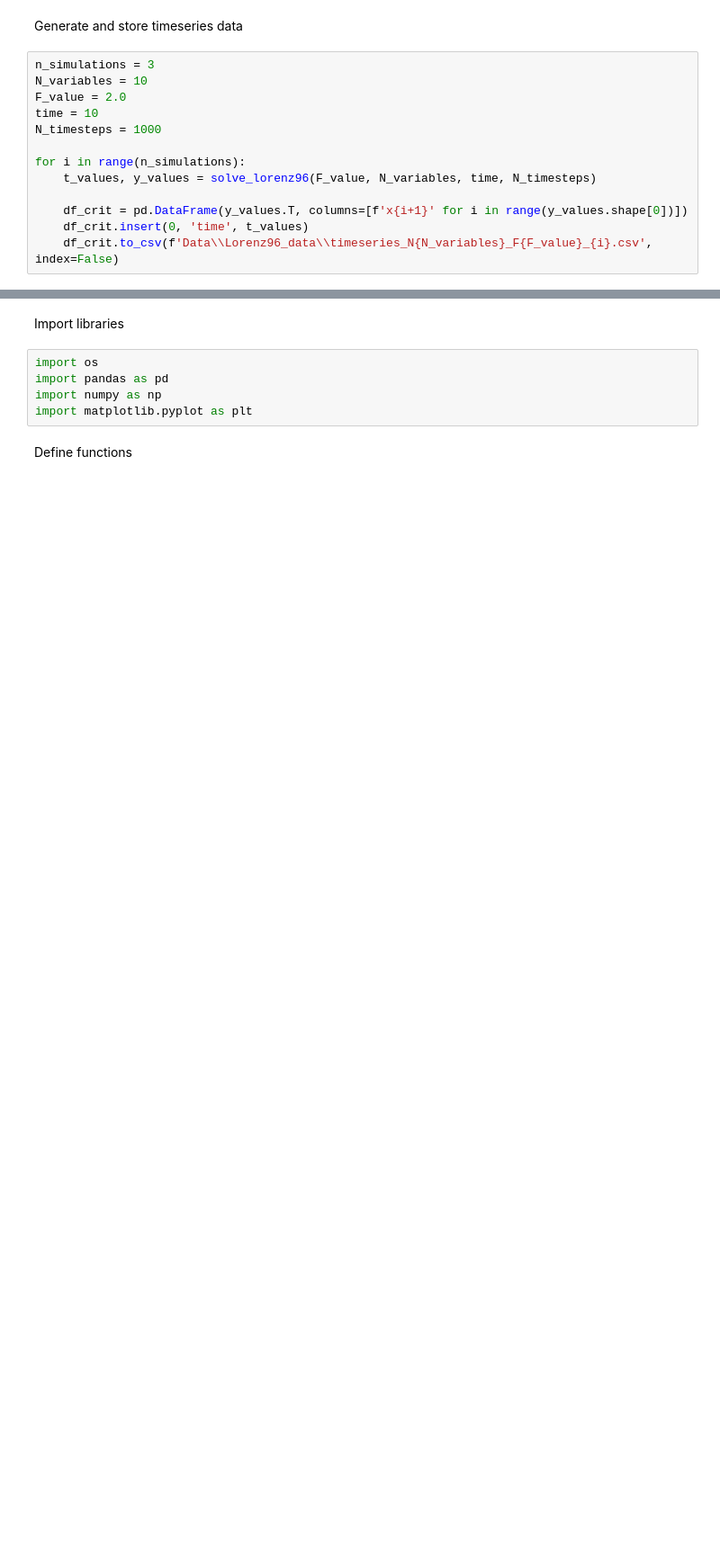
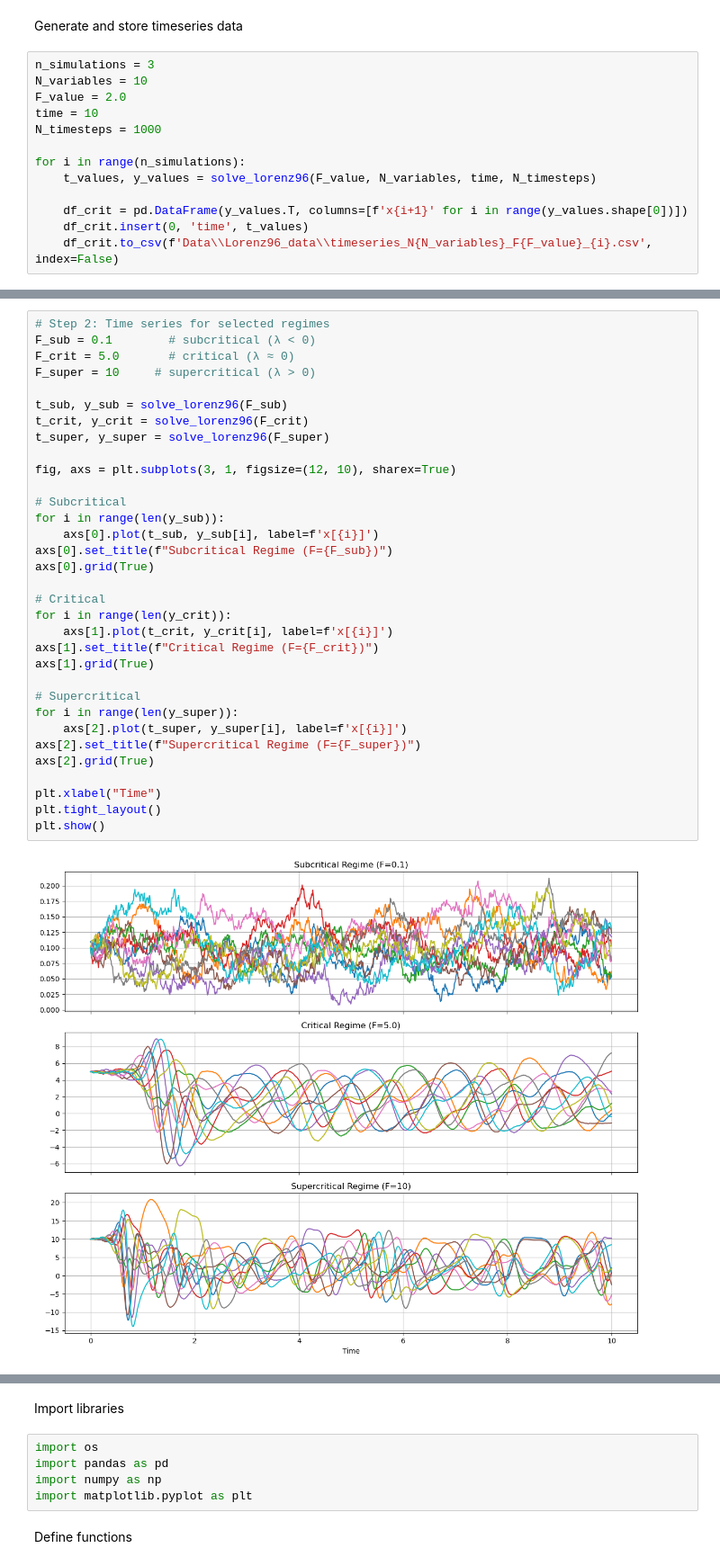
Before and after one commit to cyrilrommens/PhD_2, a Jupyter notebook: Data_preparation.ipynb, the cells around one changed output, grey strips where cells are left out. Shown at 90% size. Saved outputs shown, nothing was run; the diff lists cells and outputs as text; blank space fills up the shorter version.

```diff
--- a/Data_preparation.ipynb
+++ b/Data_preparation.ipynb
@@ -612,0 +675,35 @@ for i in range(n_simulations):
+# %%
+# Step 2: Time series for selected regimes
+F_sub = 0.1        # subcritical (λ < 0)
+F_crit = 5.0       # critical (λ ≈ 0)
+F_super = 10     # supercritical (λ > 0)
+
+t_sub, y_sub = solve_lorenz96(F_sub)
+t_crit, y_crit = solve_lorenz96(F_crit)
+t_super, y_super = solve_lorenz96(F_super)
+
+fig, axs = plt.subplots(3, 1, figsize=(12, 10), sharex=True)
+
+# Subcritical
+for i in range(len(y_sub)):
+    axs[0].plot(t_sub, y_sub[i], label=f'x[{i}]')
+axs[0].set_title(f"Subcritical Regime (F={F_sub})")
+axs[0].grid(True)
+
+# Critical
+for i in range(len(y_crit)):
+    axs[1].plot(t_crit, y_crit[i], label=f'x[{i}]')
+axs[1].set_title(f"Critical Regime (F={F_crit})")
+axs[1].grid(True)
+
+# Supercritical
+for i in range(len(y_super)):
+    axs[2].plot(t_super, y_super[i], label=f'x[{i}]')
+axs[2].set_title(f"Supercritical Regime (F={F_super})")
+axs[2].grid(True)
+
+plt.xlabel("Time")
+plt.tight_layout()
+plt.show()
+# %% [output]
+[figure, added]
```
Also changed, not shown: parts of 7 cells of this notebook, 5 other files.
